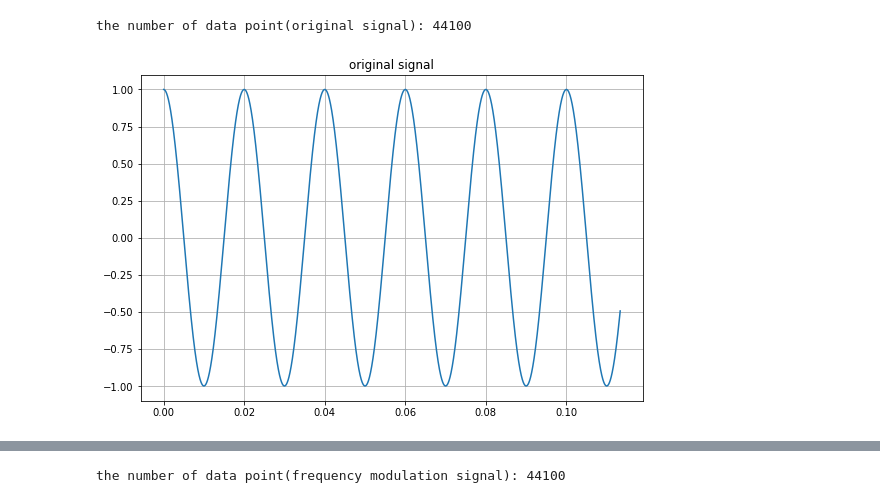
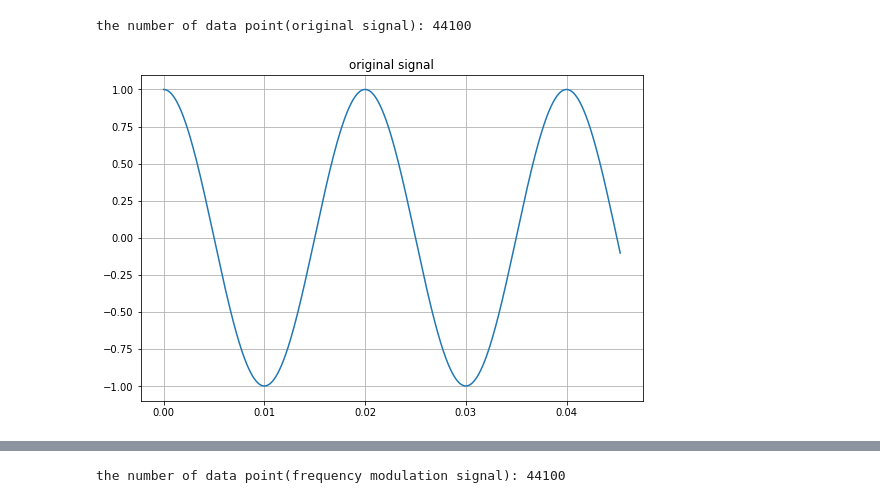
Before and after one commit to cross32768/dilated_conv, a Jupyter notebook: dilated_conv.ipynb, the cells around one changed output, grey strips where cells are left out. Cells and saved outputs as stored; diff of their text form; code cells hidden in the pictures.

```diff
--- a/dilated_conv.ipynb
+++ b/dilated_conv.ipynb
@@ -18,25 +18,25 @@ True
 # %%
 # 学習に使う人工データの生成
 sampling_rate = 44100.0 # サンプリング周波数 [Hz]
 len_seconds = 1.0 # 時間長さ[s]
 f_original = 50 # 原信号の周波数
-t = np.arange(sampling_rate * len_seconds) / sampling_rate # サンプリング点の時間[s]
+t = np.arange(0, len_seconds, 1 / sampling_rate) # サンプリング点の時間[s]
 original_signal = np.cos(2 * np.pi *  f_original * t) # cosで原信号の生成
 print('the number of data point(original signal):', len(original_signal))
 
 # 原信号の描画
 %matplotlib inline
 plt.figure(figsize = (9, 6))
-plt.plot(t[:5000], original_signal[:5000])
+plt.plot(t[:2000], original_signal[:2000])
 plt.title('original signal')
 plt.grid()
 plt.show()
 
 # 原信号の再生
 IPython.display.Audio(original_signal, rate=44100)
 # %% [output]
 the number of data point(original signal): 44100
-[figure, old version]
+[figure, new version]
 [interactive output not drawn]
 # %%
 # ①FM変調
```
Also changed, not shown: parts of 19 cells of this notebook.
